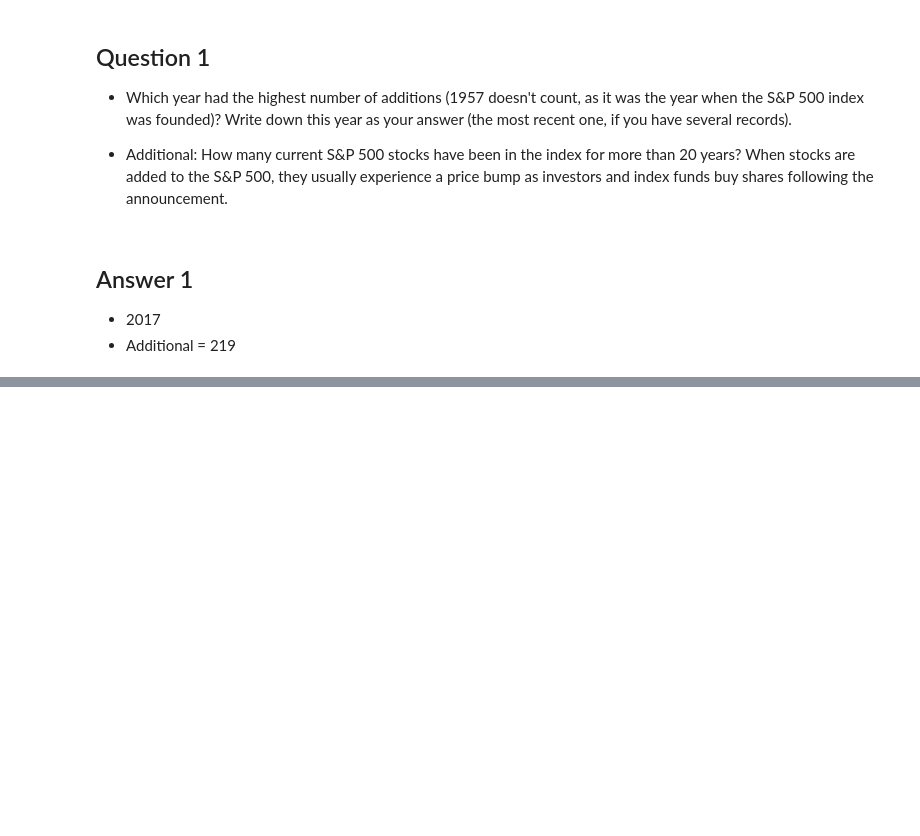
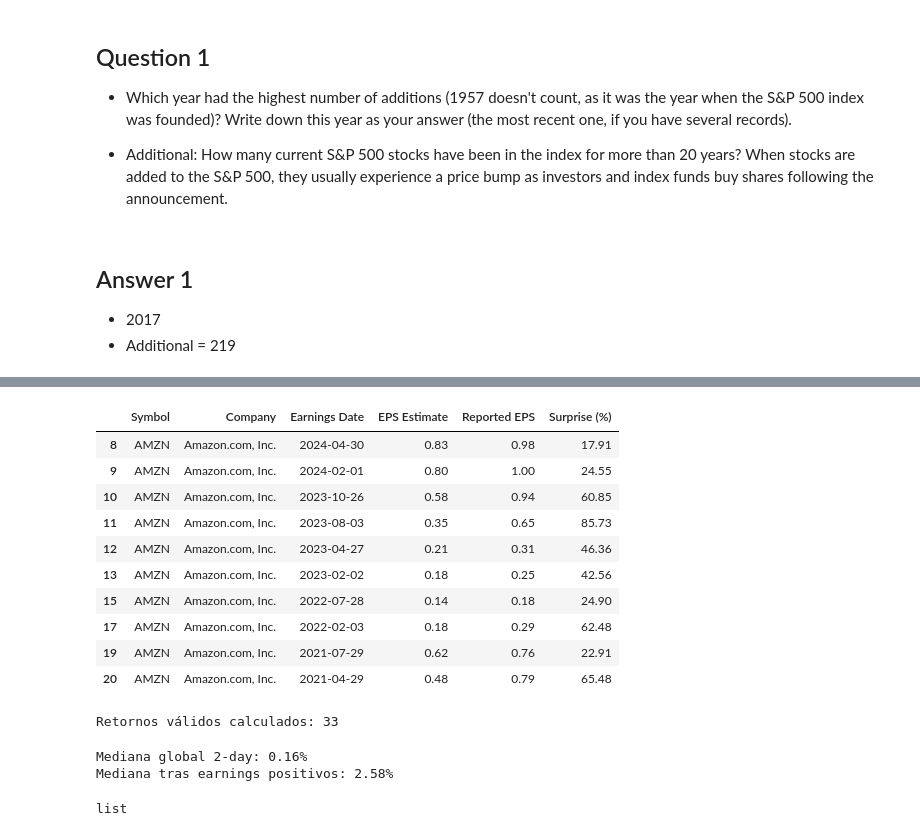
Before and after one commit to Maxkaizo/stock-markets-analytics-zoomcamp, a Jupyter notebook: 01-intro-and-data-sources/homework.ipynb, the cells around one changed output, grey strips where cells are left out. Drawn from its saved outputs; the diff is of its cells as text; code cells hidden in the pictures; blank space fills up the shorter version.

```diff
--- a/01-intro-and-data-sources/homework.ipynb
+++ b/01-intro-and-data-sources/homework.ipynb
@@ -176,0 +655,53 @@ tickers[tickers.age > 20].shape[0]
+# %%
+earnings_pos.head(10)
+# %% [output]
+|  | Symbol | Company | Earnings Date | EPS Estimate | Reported EPS | Surprise (%) |
+| 8 | AMZN | Amazon.com, Inc. | 2024-04-30 | 0.83 | 0.98 | 17.91 |
+| 9 | AMZN | Amazon.com, Inc. | 2024-02-01 | 0.80 | 1.00 | 24.55 |
+| 10 | AMZN | Amazon.com, Inc. | 2023-10-26 | 0.58 | 0.94 | 60.85 |
+| 11 | AMZN | Amazon.com, Inc. | 2023-08-03 | 0.35 | 0.65 | 85.73 |
+| 12 | AMZN | Amazon.com, Inc. | 2023-04-27 | 0.21 | 0.31 | 46.36 |
+| 13 | AMZN | Amazon.com, Inc. | 2023-02-02 | 0.18 | 0.25 | 42.56 |
+| 15 | AMZN | Amazon.com, Inc. | 2022-07-28 | 0.14 | 0.18 | 24.90 |
+| 17 | AMZN | Amazon.com, Inc. | 2022-02-03 | 0.18 | 0.29 | 62.48 |
+| 19 | AMZN | Amazon.com, Inc. | 2021-07-29 | 0.62 | 0.76 | 22.91 |
+| 20 | AMZN | Amazon.com, Inc. | 2021-04-29 | 0.48 | 0.79 | 65.48 |
+# %%
+# Resetear índice para merge
+amzn = amzn.reset_index(drop=True)
+
+# Buscar retornos 2 días después de cada fecha de earnings positivo
+resultados = []
+
+for date in earnings_pos["Earnings Date"]:
+    # Buscar índice donde la fecha de earnings coincida en precios
+    idx = amzn[amzn["Date"] == date].index
+    if len(idx) > 0:
+        i = idx[0]
+        if i >= 1 and i + 2 < len(amzn):
+            d1 = amzn.loc[i - 1, "Close"]
+            d3 = amzn.loc[i + 2, "Close"]
+            pct = (d3 / d1 - 1) * 100
+            resultados.append(pct)
+
+print(f"Retornos válidos calculados: {len(resultados)}")
+# %% [output]
+Retornos válidos calculados: 33
+# %%
+import numpy as np
+
+# Mediana global
+mediana_todos = round(amzn["pct_change_2d"].median(), 2)
+
+# Mediana para earnings positivos
+mediana_positivos = round(np.median(resultados), 2)
+
+print(f"Mediana global 2-day: {mediana_todos}%")
+print(f"Mediana tras earnings positivos: {mediana_positivos}%")
+# %% [output]
+Mediana global 2-day: 0.16%
+Mediana tras earnings positivos: 2.58%
+# %%
+type(resultados)
+# %% [output]
+list
```
Also changed, not shown: parts of 69 cells of this notebook, 1 other file.
